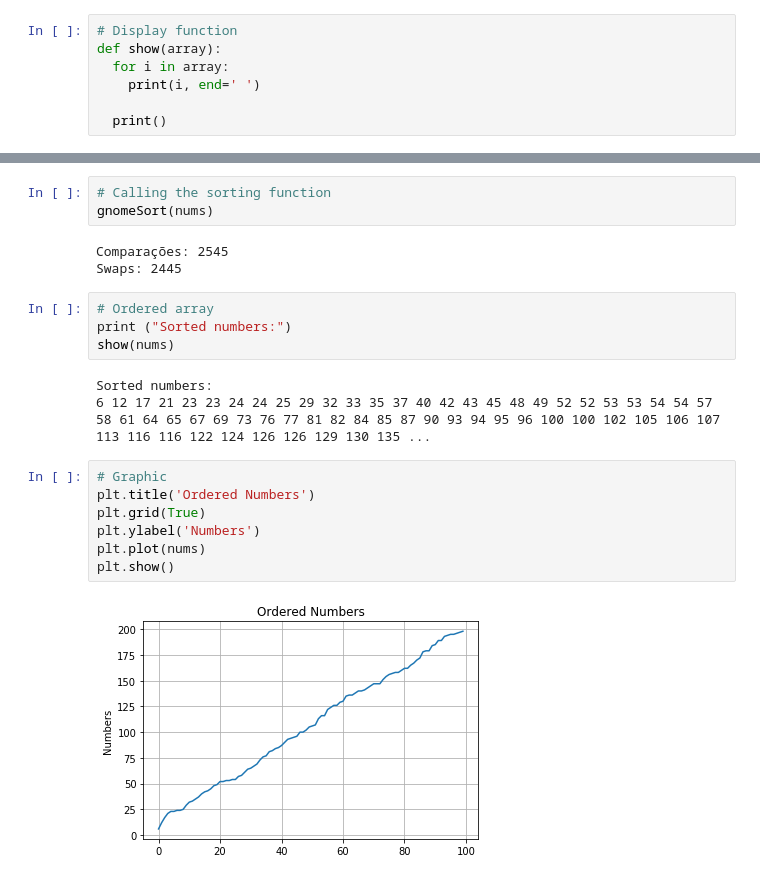
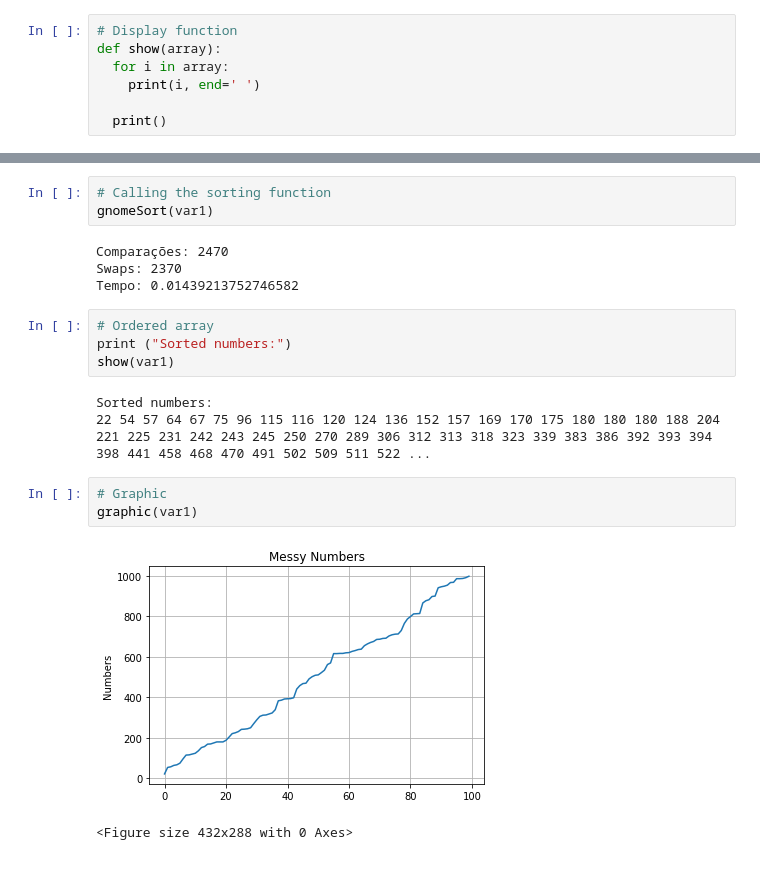
Before and after one commit to vitornascimentto/PAA, a Jupyter notebook: Jupyter/Gnome.ipynb, the cells around one changed output, grey strips where cells are left out. Cells and saved outputs as stored; diff of their text form.

```diff
--- a/Jupyter/Gnome.ipynb
+++ b/Jupyter/Gnome.ipynb
@@ -52,22 +77,20 @@ plt.clf()
 # %%
 # Calling the sorting function
-gnomeSort(nums)
+gnomeSort(var1)
 # %% [output]
-Comparações: 2545
-Swaps: 2445
+Comparações: 2470
+Swaps: 2370
+Tempo: 0.01439213752746582
 # %%
 # Ordered array
 print ("Sorted numbers:")
-show(nums)
+show(var1)
 # %% [output]
 Sorted numbers:
-6 12 17 21 23 23 24 24 25 29 32 33 35 37 40 42 43 45 48 49 52 52 53 53 54 54 57 58 61 64 65 67 69 73 76 77 81 82 84 85 87 90 93 94 95 96 100 100 102 105 106 107 113 116 116 122 124 126 126 129 130 135 ...
+22 54 57 64 67 75 96 115 116 120 124 136 152 157 169 170 175 180 180 180 188 204 221 225 231 242 243 245 250 270 289 306 312 313 318 323 339 383 386 392 393 394 398 441 458 468 470 491 502 509 511 522 ...
-# %%
-# Graphic
-plt.title('Ordered Numbers')
-plt.grid(True)
-plt.ylabel('Numbers')
-plt.plot(nums)
-plt.show()
-# %% [output]
-[figure, removed]
+# %%
+# Graphic
+graphic(var1)
+# %% [output]
+[figure, added]
+<Figure size 432x288 with 0 Axes>
```
Also changed, not shown: parts of 21 cells of this notebook, 3 other files.
